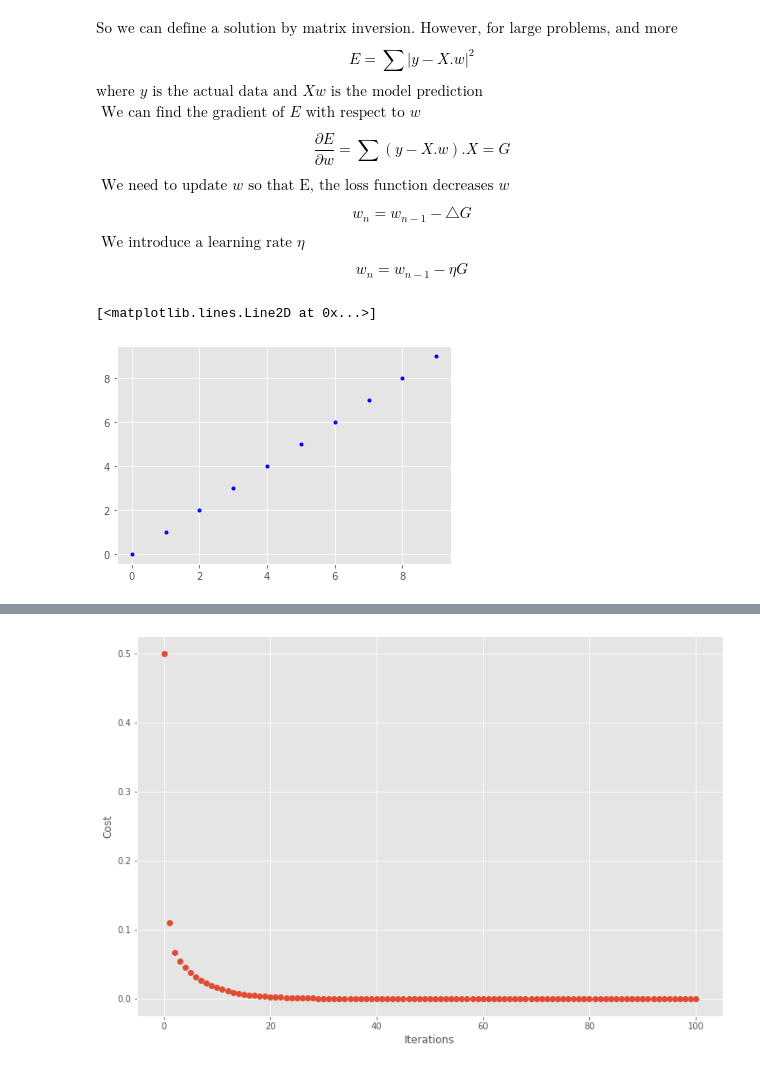
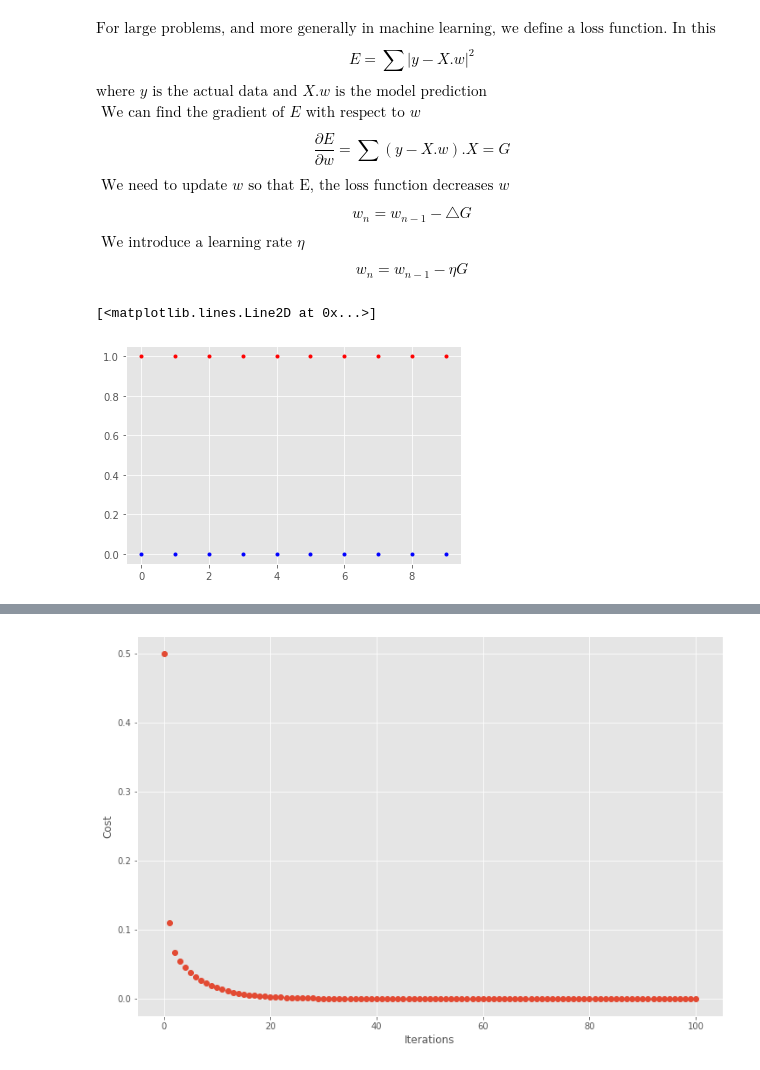
Before and after one commit to johntango/Cert3, a Jupyter notebook: GradientDesc.ipynb, the cells around one changed output, grey strips where cells are left out. Drawn from its saved outputs; the diff is of its cells as text; code cells hidden in the pictures.

```diff
--- a/GradientDesc.ipynb
+++ b/GradientDesc.ipynb
@@ -38,7 +43,7 @@ $$ w = (X^T X)^{-1} X^T y $$
 # %% [markdown]
-$\text{So we can define a solution by matrix inversion. However, for large problems, and more generally in machine learning, we define a least squares loss function }$
+$\text{For large problems, and more generally in machine learning, we define a loss function. In this case we choose a least squares loss function }$
 $$ E =\sum |y - X.w|^{2} $$
-$\text{where } y \text{ is the actual data and } Xw \text{ is the model prediction} $
+$\text{where } y \text{ is the actual data and } X.w \text{ is the model prediction} $
 $\text{ We can find the gradient of } E \text{ with respect to } w $
 \begin{equation}
 \frac{\partial E}{\partial w} = \sum (y - X.w).X = G
@@ -48,16 +53,20 @@ $$w_n = w_{n-1} - \bigtriangleup G $$
 $\text{ We introduce a learning rate } \eta $
 $$w_n = w_{n-1} - \eta G $$
 # %%
+import matplotlib.pyplot as plt
+import numpy as np
 npoints = 10
 x = np.arange(npoints,1)
 myones = np.ones(npoints)
 x = np.arange(0, npoints)
 x = np.vstack((myones, x))      # add a row of 1 to represent the constant term
-w = np.array([0,1])
+w = np.array([0,0])
 xt = np.transpose(x)
-y = np.dot(xt, w)               # equivalent to y = m*x + c
+y = np.dot(xt, w)               # equivalent to y = w*x + w0
 # later we use the function y = model(w, xy) to achieve the same
 plt.plot(x[1], y, 'b.')
+y = np.dot(xt, w) + 1
+plt.plot(x[1], y, 'r.')
 # %% [output]
 [<matplotlib.lines.Line2D at 0x...>]
-[figure, old version]
+[figure, new version]
```
Also changed, not shown: parts of 17 cells of this notebook.
